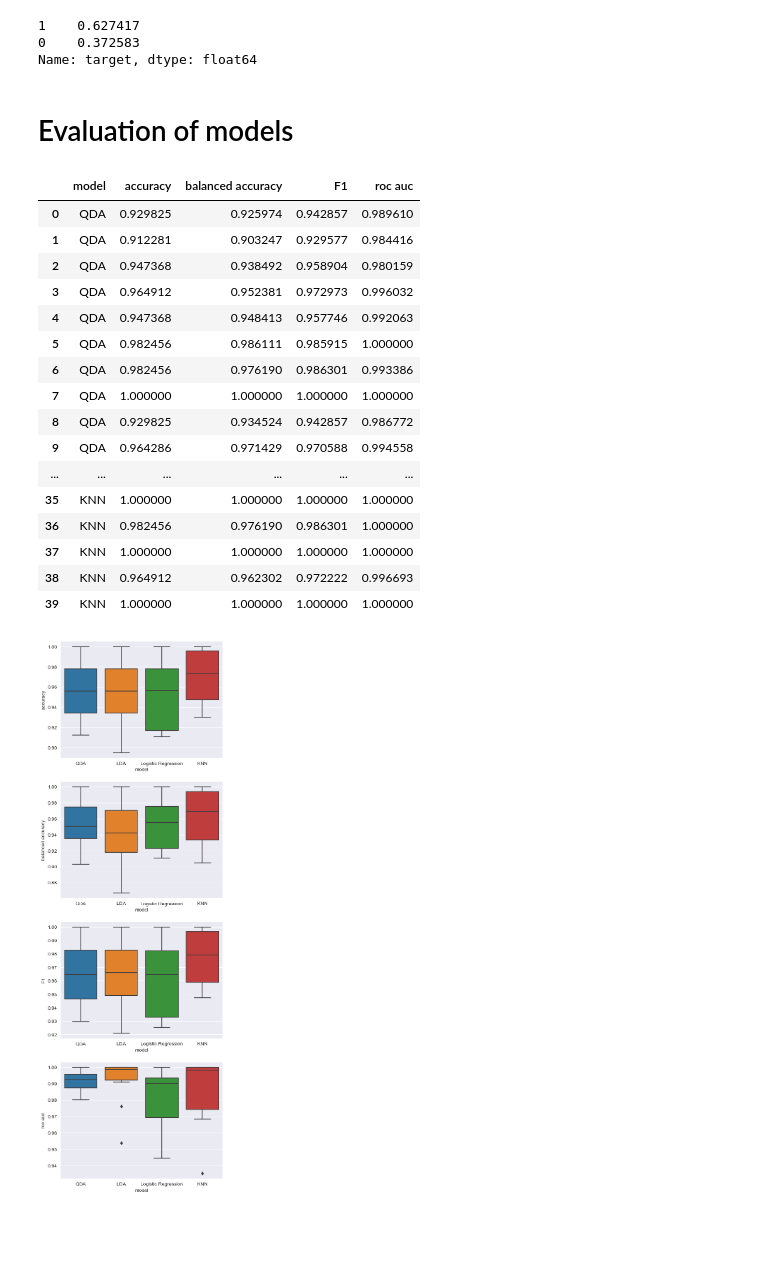
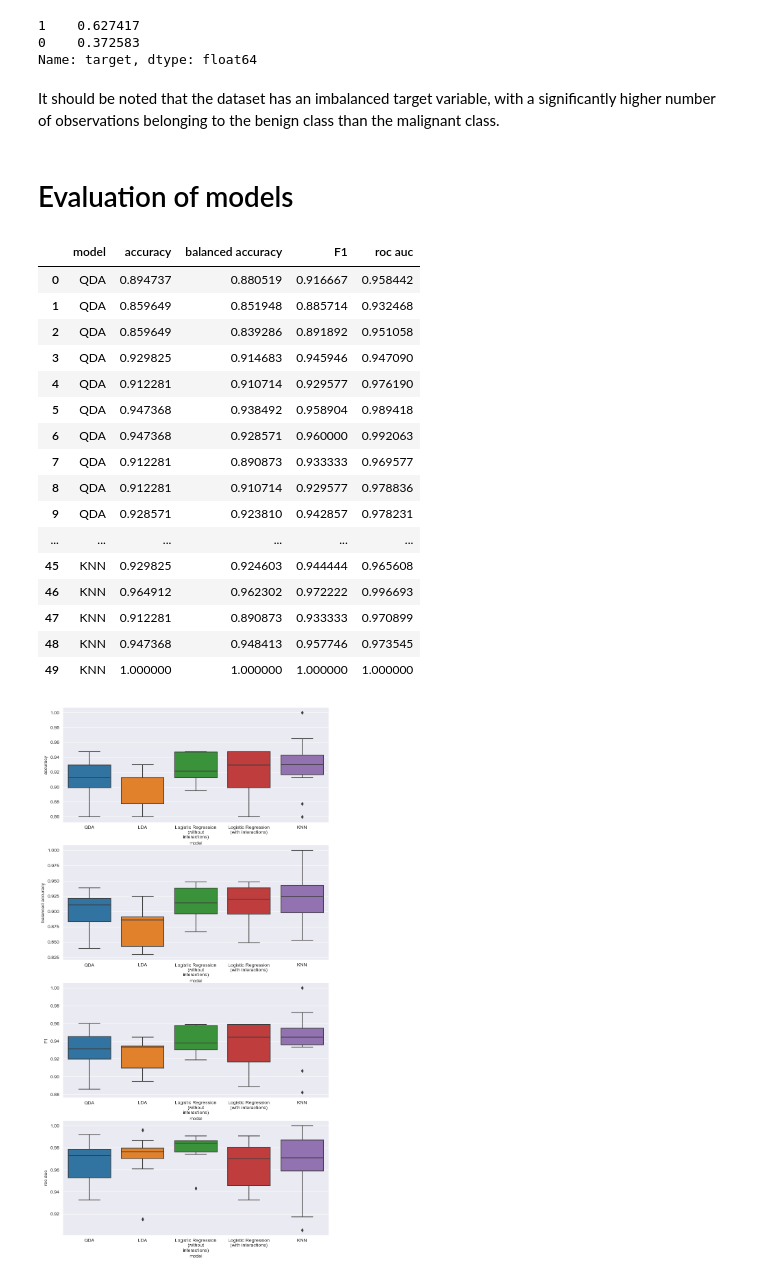
Before and after one commit to cinekele/aml_projects, a Jupyter notebook: project 1 - IRLS/real_dataset_test.ipynb, the cells around one changed output. Drawn from its saved outputs; the diff is of its cells as text; code cells hidden in the pictures; blank space fills up the shorter version.

Commit message:
add real dataset experiment

```diff
--- a/project 1 - IRLS/real_dataset_test.ipynb
+++ b/project 1 - IRLS/real_dataset_test.ipynb
@@ -57,23 +111,32 @@ y.value_counts(normalize=True)
 1    0.627417
 0    0.372583
 Name: target, dtype: float64
+# %% [markdown]
+It should be noted that the dataset has an imbalanced target variable, with a significantly higher number of observations belonging to the benign class than the malignant class.
 # %% [markdown]
 # Evaluation of models
 # %%
-pipe = Pipeline([
+pipe_knn = Pipeline([
     ("transformer", StandardScaler()),
     ("knn", KNeighborsClassifier())
 ]
 )
+
 skf = StratifiedKFold(n_splits=10, shuffle=True, random_state=SEED)
 result = []
-for name, model in [("QDA", QDA()), ("LDA", LDA()), ("Logistic Regression", LogisticRegression()),
-                    ("KNN", pipe)]:
+for name, model in [("QDA", QDA()), ("LDA", LDA()),
+                    ("Logistic Regression (without interactions)", LogisticRegression(optimizer="IRLS")),
+                    ("Logistic Regression (with interactions)", LogisticRegression(optimizer="IRLS")),
+                    ("KNN", pipe_knn)]:
     for i, (train_indexes, test_indexes) in enumerate(skf.split(X, y)):
-        X_train, y_train = X.iloc[train_indexes], y.iloc[train_indexes]
-        X_test, y_test = X.iloc[test_indexes], y.iloc[test_indexes]
-        fitted_model = clone(model).fit(X_train, y_train)
-        y_proba = fitted_model.predict_proba(X_test)[:, 1] if name != "Logistic Regression" else fitted_model.predict_proba(X_test)
+        X_train, y_train = X.iloc[train_indexes].values, y.iloc[train_indexes].values
+        X_test, y_test = X.iloc[test_indexes].values, y.iloc[test_indexes].values
+        model_to_fit = clone(model)
+        fitted_model = model_to_fit.fit(X_train, y_train) if name != "Logistic Regression (with interactions)" else \
+            model_to_fit.fit(X_train, y_train,
+                             interactions=np.stack([i for i in itertools.combinations(range(len(columns)), 2)]))
+        y_proba = fitted_model.predict_proba(X_test)[:,
+                  1] if not name.startswith("Logistic Regression") else fitted_model.predict_proba(X_test)
         y_pred = fitted_model.predict(X_test)
         res = {
             "model": name,
@@ -88,28 +151,34 @@ result_df = pd.DataFrame(result)
 result_df
 # %% [output]
 |  | model | accuracy | balanced accuracy | F1 | roc auc |
-| 0 | QDA | 0.929825 | 0.925974 | 0.942857 | 0.989610 |
-| 1 | QDA | 0.912281 | 0.903247 | 0.929577 | 0.984416 |
-| 2 | QDA | 0.947368 | 0.938492 | 0.958904 | 0.980159 |
-| 3 | QDA | 0.964912 | 0.952381 | 0.972973 | 0.996032 |
-| 4 | QDA | 0.947368 | 0.948413 | 0.957746 | 0.992063 |
-| 5 | QDA | 0.982456 | 0.986111 | 0.985915 | 1.000000 |
-| 6 | QDA | 0.982456 | 0.976190 | 0.986301 | 0.993386 |
-| 7 | QDA | 1.000000 | 1.000000 | 1.000000 | 1.000000 |
-| 8 | QDA | 0.929825 | 0.934524 | 0.942857 | 0.986772 |
-| 9 | QDA | 0.964286 | 0.971429 | 0.970588 | 0.994558 |
+| 0 | QDA | 0.894737 | 0.880519 | 0.916667 | 0.958442 |
+| 1 | QDA | 0.859649 | 0.851948 | 0.885714 | 0.932468 |
+| 2 | QDA | 0.859649 | 0.839286 | 0.891892 | 0.951058 |
+| 3 | QDA | 0.929825 | 0.914683 | 0.945946 | 0.947090 |
+| 4 | QDA | 0.912281 | 0.910714 | 0.929577 | 0.976190 |
+| 5 | QDA | 0.947368 | 0.938492 | 0.958904 | 0.989418 |
+| 6 | QDA | 0.947368 | 0.928571 | 0.960000 | 0.992063 |
+| 7 | QDA | 0.912281 | 0.890873 | 0.933333 | 0.969577 |
+| 8 | QDA | 0.912281 | 0.910714 | 0.929577 | 0.978836 |
+| 9 | QDA | 0.928571 | 0.923810 | 0.942857 | 0.978231 |
 | ... | ... | ... | ... | ... | ... |
-| 35 | KNN | 1.000000 | 1.000000 | 1.000000 | 1.000000 |
-| 36 | KNN | 0.982456 | 0.976190 | 0.986301 | 1.000000 |
-| 37 | KNN | 1.000000 | 1.000000 | 1.000000 | 1.000000 |
-| 38 | KNN | 0.964912 | 0.962302 | 0.972222 | 0.996693 |
-| 39 | KNN | 1.000000 | 1.000000 | 1.000000 | 1.000000 |
+| 45 | KNN | 0.929825 | 0.924603 | 0.944444 | 0.965608 |
+| 46 | KNN | 0.964912 | 0.962302 | 0.972222 | 0.996693 |
+| 47 | KNN | 0.912281 | 0.890873 | 0.933333 | 0.970899 |
+| 48 | KNN | 0.947368 | 0.948413 | 0.957746 | 0.973545 |
+| 49 | KNN | 1.000000 | 1.000000 | 1.000000 | 1.000000 |
 # %%
-fig, axes = plt.subplots(4, 1, figsize=(6, 20))
+fig, axes = plt.subplots(4, 1, figsize=(10, 20))
+wrapped_labels = [ '\n'.join(textwrap.wrap(label, 20)) for label in result_df.model.unique().tolist()]
+
 sns.boxplot(result_df, x="model", y="accuracy", ax=axes[0])
+axes[0].set_xticklabels(wrapped_labels)
 sns.boxplot(result_df, x="model", y="balanced accuracy", ax=axes[1])
+axes[1].set_xticklabels(wrapped_labels)
 sns.boxplot(result_df, x="model", y="F1", ax=axes[2])
+axes[2].set_xticklabels(wrapped_labels)
 sns.boxplot(result_df, x="model", y="roc auc", ax=axes[3])
+axes[3].set_xticklabels(wrapped_labels)
 plt.show()
 # %% [output]
-[figure, old version]
+[figure, new version]
```
Also changed, not shown: parts of 9 cells of this notebook.
